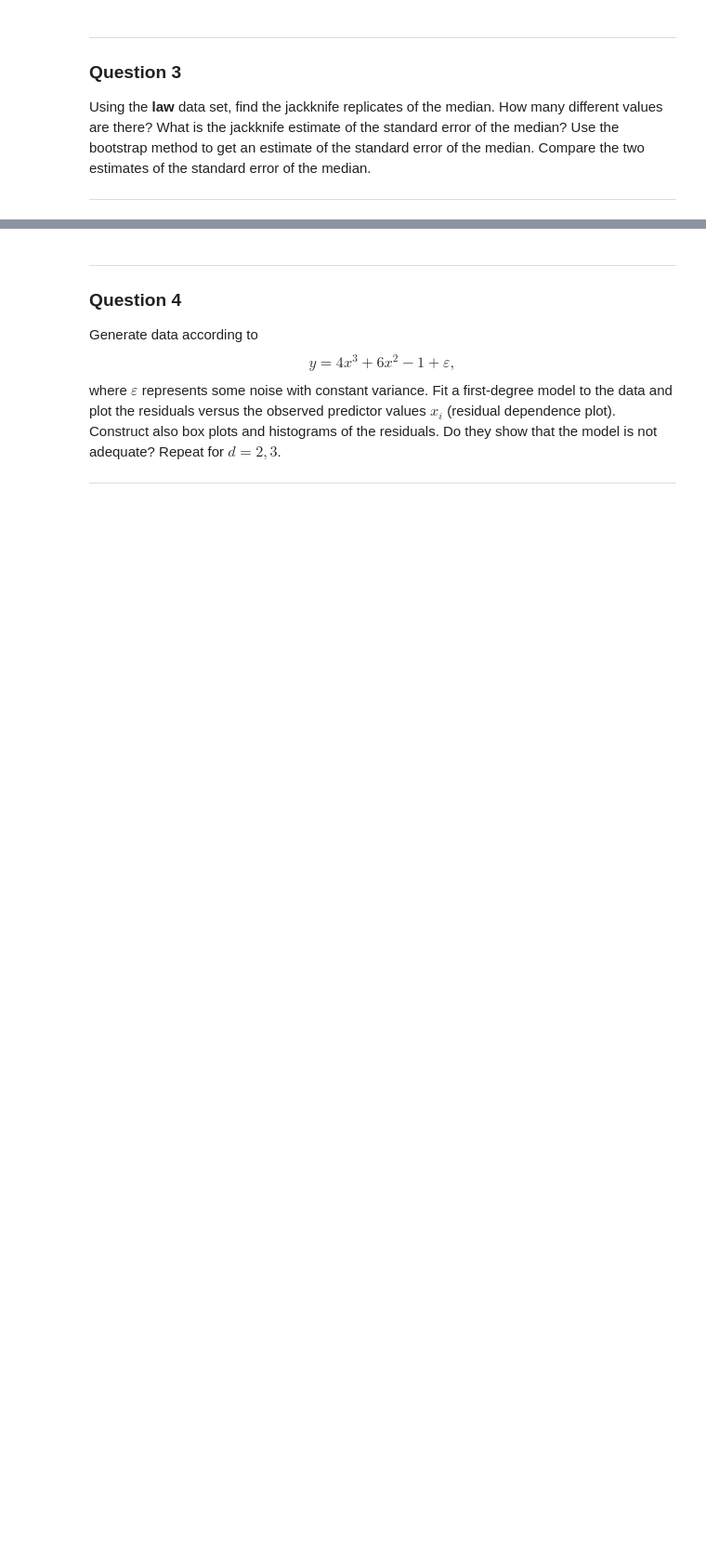
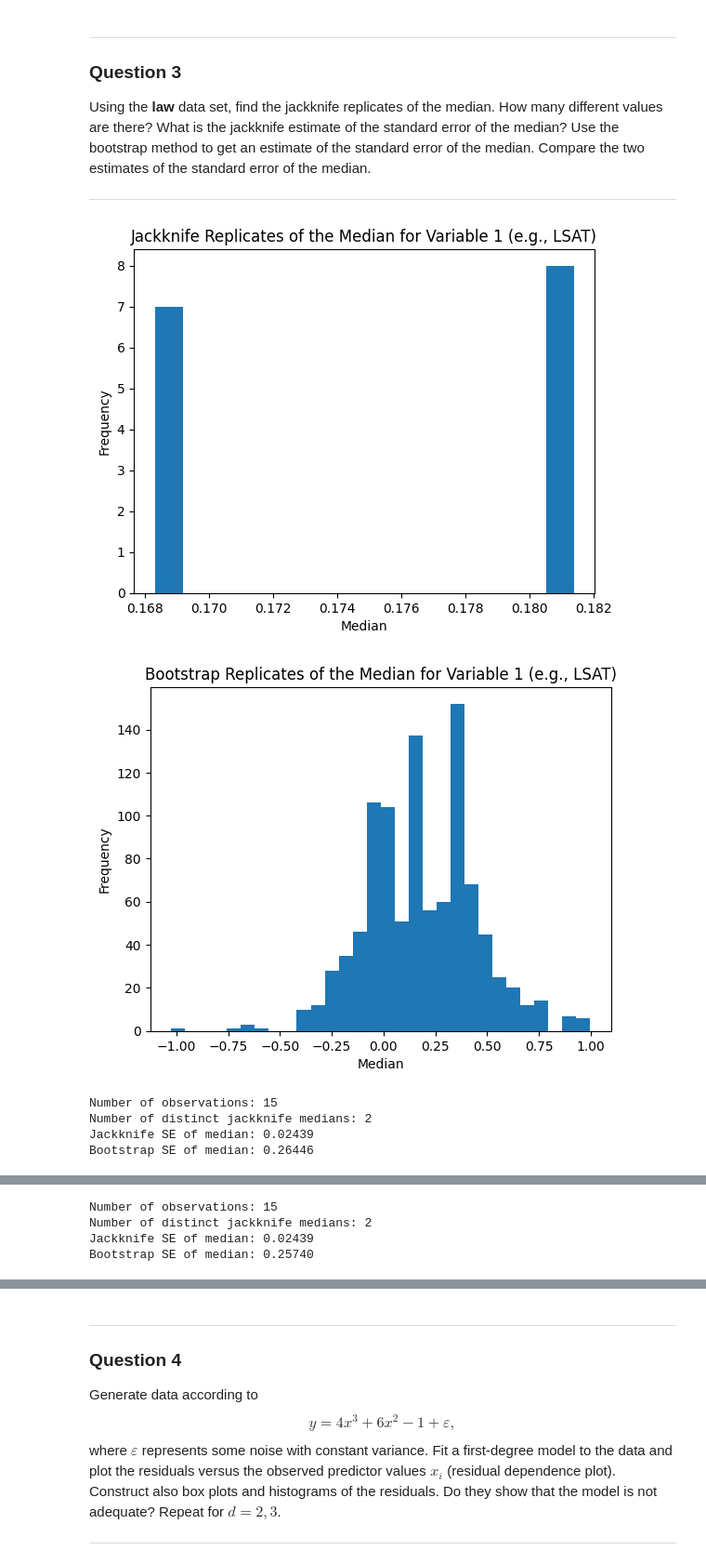
Before and after one commit to mervenurkarabulut/gsu-ind-522, a Jupyter notebook: HW6/hw6.ipynb, the cells around one changed output, grey strips where cells are left out. Shown at 93% size. Saved outputs shown, nothing was run; the diff lists cells and outputs as text; code cells hidden in the pictures; blank space fills up the shorter version.

```diff
--- a/HW6/hw6.ipynb
+++ b/HW6/hw6.ipynb
@@ -22,3 +245,71 @@ Use Monte Carlo simulation to compare the performance of the bootstrap and the j
 Using the **law** data set, find the jackknife replicates of the median. How many different values are there? What is the jackknife estimate of the standard error of the median? Use the bootstrap method to get an estimate of the standard error of the median. Compare the two estimates of the standard error of the median.
 
 ---
+# %%
+data = loadmat("Data_Files/law.mat")
+
+X = data['law']  # Shape is (15, 2)
+
+def analyze_variable(data_vector, label):
+    n = len(data_vector)
+
+    # ---------- Jackknife ----------
+    jack_medians = []
+
+    for i in range(n):
+        # create dataset with i-th observation removed
+        x_leave = np.delete(x, i)
+        jack_medians.append(np.median(x_leave))
+
+    jack_medians = np.array(jack_medians)
+
+    # num of distinct jackknife medians
+    num_distinct = len(np.unique(jack_medians))
+
+    # Jackknife SE
+    jack_mean = np.mean(jack_medians)
+    jack_se = np.sqrt((n - 1) / n * np.sum((jack_medians - jack_mean) ** 2))
+
+    # ---------- Bootstrap ----------
+    B = 1000
+    boot_medians = []
+
+    for _ in range(B):
+        # resample with replacement
+        xb = np.random.choice(x, size=n, replace=True)
+        boot_medians.append(np.median(xb))
+
+    boot_medians = np.array(boot_medians)
+    boot_se = np.std(boot_medians, ddof=1)
+
+    # ---------- Plots ----------
+    plt.figure()
+    plt.hist(jack_medians, bins=15)
+    plt.title(f"Jackknife Replicates of the Median for {label}")
+    plt.xlabel("Median")
+    plt.ylabel("Frequency")
+    plt.show()
+
+    plt.figure()
+    plt.hist(boot_medians, bins=30)
+    plt.title(f"Bootstrap Replicates of the Median for {label}")
+    plt.xlabel("Median")
+    plt.ylabel("Frequency")
+    plt.show()
+
+    # ---------- Output ----------
+    print("Number of observations:", n)
+    print("Number of distinct jackknife medians:", num_distinct)
+    print(f"Jackknife SE of median: {jack_se:.5f}")
+    print(f"Bootstrap SE of median: {boot_se:.5f}")
+
+# run for both variables (assuming Col 1 is LSAT, Col 2 is GPA)
+analyze_variable(X[:, 0], "Variable 1 (e.g., LSAT)")
+analyze_variable(X[:, 1], "Variable 2 (e.g., GPA)")
+# %% [output]
+[figure, added]
+[figure, added]
+Number of observations: 15
+Number of distinct jackknife medians: 2
+Jackknife SE of median: 0.02439
+Bootstrap SE of median: 0.26446
@@ -24,0 +318,4 @@ Using the **law** data set, find the jackknife replicates of the median. How man
+Number of observations: 15
+Number of distinct jackknife medians: 2
+Jackknife SE of median: 0.02439
+Bootstrap SE of median: 0.25740
```
Also changed, not shown: parts of 18 cells of this notebook, 1 other file.
